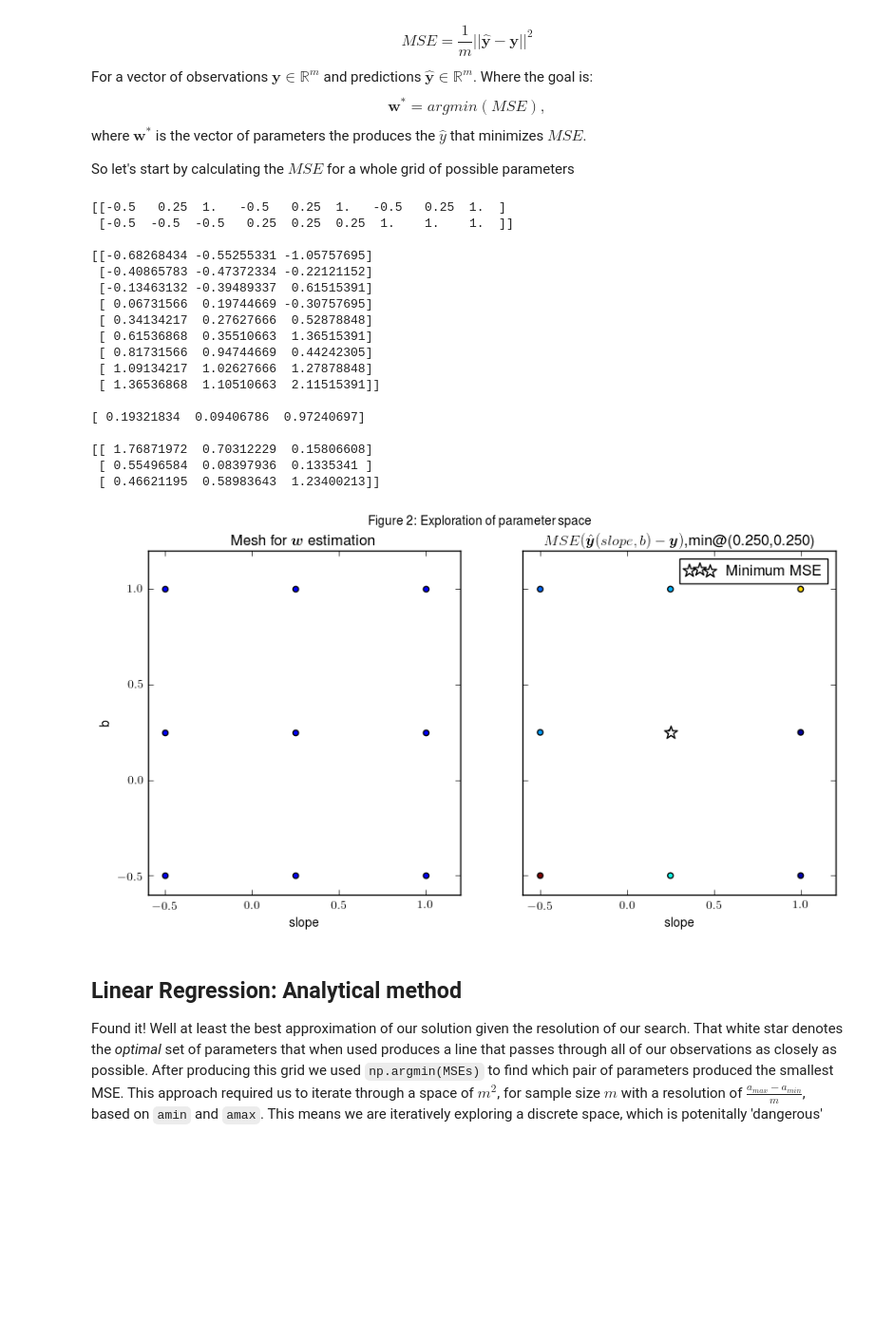
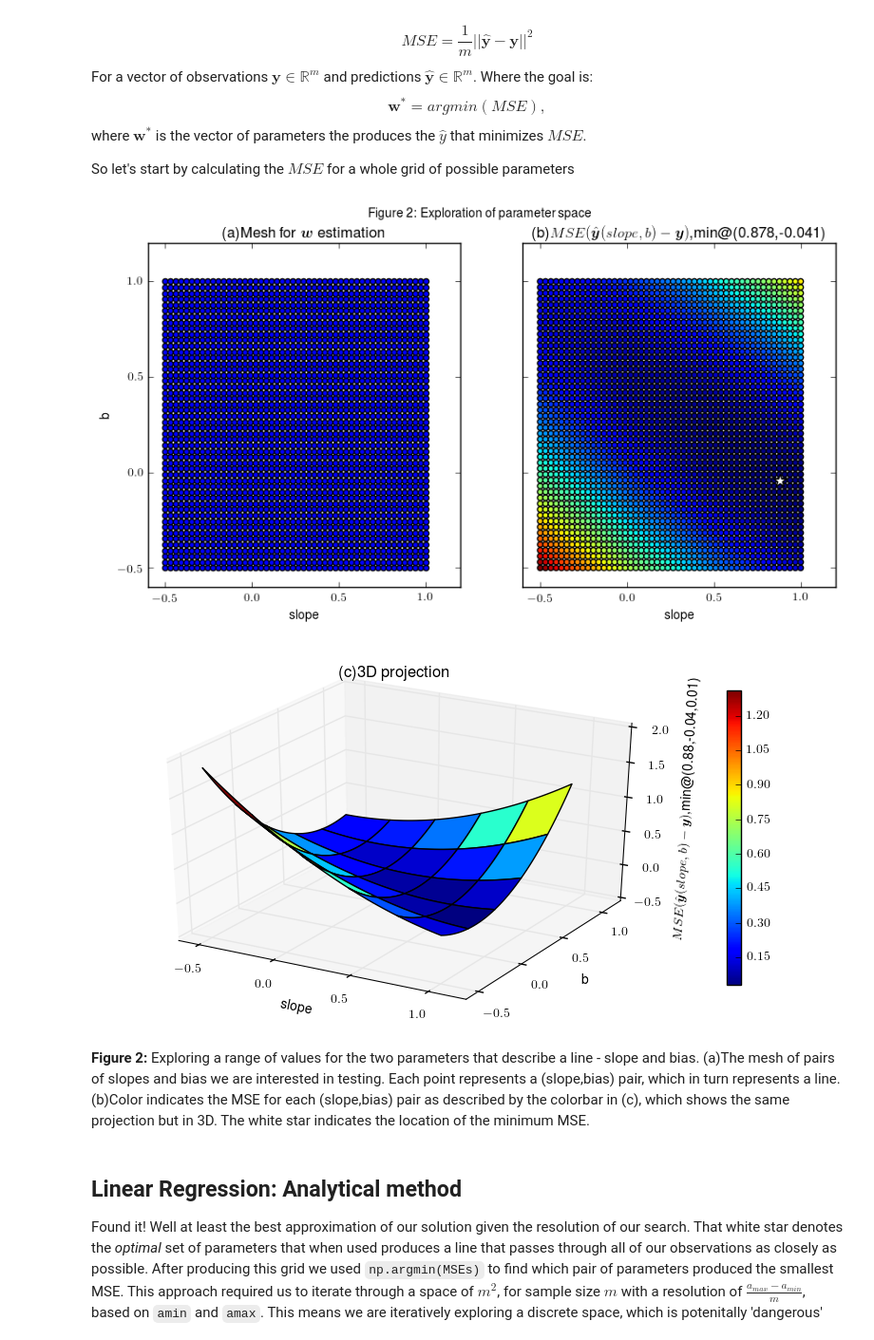
Before and after one commit to michaelsilverstein/Deep-Learning-Examples, a Jupyter notebook: Linear Regression.ipynb, the cells around one changed output. Shown: that part at 95% size. Drawn from its saved outputs; the diff is of its cells as text; code cells hidden in the pictures; blank space fills up the shorter version.

Commit message:
Figure descriptions

```diff
--- a/Linear Regression.ipynb
+++ b/Linear Regression.ipynb
@@ -17,13 +17,14 @@ On one day we exercise for 1 hour and eat one cheeseburger, another day we exerc
 import numpy as np
 import pandas as pd
 import matplotlib.pyplot as plt
+from mpl_toolkits.mplot3d import Axes3D
 import matplotlib
 import itertools
 
 ##Generate data
 size = 50 #Number of observations
 dim = 1 #Dimensionality: # of features
-jitter = 0.2 #Spread parameter of noise
+jitter = .2 #Spread parameter of noise
 seed = np.random.rand(size) #Linear relationship in dim dimensions
 noise = np.random.rand(size) * jitter
 x = seed+noise #Add noise to signal
@@ -31,6 +32,8 @@ y = seed #Now x has some deviation from the seed, when paired with the seed it w
 
 ##Plotting
 matplotlib.rcParams['figure.figsize'] = (10,5)
+matplotlib.rc('text', usetex=True)
+matplotlib.rcParams['text.latex.preamble']=[r"\usepackage{amsmath}"] #For Latex later on
 
 markers = itertools.cycle(['+','^','s','*','d']) #Cycle through andom markers for plotting noise
 fig,axs = plt.subplots(ncols=2,sharex=True)
@@ -39,7 +42,7 @@ fig,axs = plt.subplots(ncols=2,sharex=True)
 axs[0].scatter(seed,seed,label='Actual')
 for p,q in zip(seed,noise):
     axs[0].plot(p,q,ls='',marker=markers.next())
-axs[0].set_title('Signal and noise seperated')
+axs[0].set_title('(a)Signal and noise seperated')
 axs[0].set_xlabel('Exercise (hours)')
 axs[0].set_ylabel('Hunger (cheeseburgers)')
 axs[0].legend(['Actual','Noise'])
@@ -48,7 +51,7 @@ axs[0].legend(['Actual','Noise'])
 axs[1].scatter(x,y,label='Observed')
 axs[1].set_xlabel('Exercise (hours)')
 # axs[1].plot(seed,y,':',label='Actual',c='black')
-axs[1].set_title('Noisy signal (noise+signal)')
+axs[1].set_title('(b)Noisy signal (noise+signal)')
 axs[1].legend()
 
 fig.suptitle('Figure 1: Data generation')
@@ -117,59 +122,56 @@ def MSE(y_,y):
     return 1./size*np.power(np.linalg.norm(y_-y),2)
 
 #Generate data
-dim,size = 1,3
+dim,size = 1,50
 x,y = datagen(dim,size)
 
 #Generate mesh
 amin,amax = -.5,1
 seed = np.linspace(amin,amax,size)
 slope,b = np.meshgrid(seed,seed) #50x50 grid from 0 to 2
 
 combos = np.vstack([slope.ravel(),b.ravel()]) #All pairwise combinations of parameters in grid
 #Compute y_hat for each set of parameters
 y_tests = np.dot(x,combos).T #y_tests = [y_hats{1},...,y_hats{size}], for pairs of parameters 1,...,size
 MSEs = np.array([MSE(y_,y) for y_ in y_tests]).reshape(size,size) #Calculate MSE for each set of y_hats
 minval_ix = np.unravel_index(np.argmin(MSEs),(size,size)) #Find index at which MSE is the smallest
 ##Plot
 fig,axs = plt.subplots(ncols=2,sharex=True,sharey=True)
-
+fig2 = plt.figure()
+ax2 = fig2.add_subplot(111,projection='3d')
 #Let's take a look at the meshgrid we created
 axs[0].scatter(slope,b)
 axs[0].set_xlabel('slope')
 axs[0].set_ylabel('b')
-axs[0].set_title(r'Mesh for $\boldsymbol{w}$ estimation')
+axs[0].set_title(r'(a)Mesh for $\boldsymbol{w}$ estimation')
 
 #Now let's project the MSE values for each pair of parameters onto the corresponding location
 best_b = seed[minval_ix[0]] #Best b is at the location of our mesh where the smallest MSE exists on the b axis
 best_slope = seed[minval_ix[1]] #Best slope is at the location of our mesh where the smallest MSE exists on the slope axis
 axs[1].scatter(slope,b,c=MSEs)
 axs[1].scatter(best_slope,best_b,marker='*',c='white',s=120,label='Minimum MSE')
 axs[1].set_xlabel('slope')
-axs[1].set_title(r'$MSE(\hat{\boldsymbol{y}}(slope,b)-\boldsymbol{y})$,min@(%.3f,%.3f)'%(best_slope,best_b))
+axs[1].set_title(r'(b)$MSE(\hat{\boldsymbol{y}}(slope,b)-\boldsymbol{y})$,min@(%.3f,%.3f)'%(best_slope,best_b))
+
+
+#Let's take another look at the MSEs per parameter pair, but now let's take a look in 3d.
+surf = ax2.plot_surface(slope,b,MSEs,cmap='jet')
+ax2.set_xlabel('slope')
+ax2.set_ylabel('b')
+best_MSE = np.min(MSEs)
+ax2.set_zlabel(r'$MSE(\hat{\boldsymbol{y}}(slope,b)-\boldsymbol{y})$,min@(%.2f,%.2f,%.2f)'%(best_slope,best_b,best_MSE))
+ax2.scatter(best_slope,best_b,zs=best_MSE,marker='*',c='white',s=200)
+ax2.set_title('(c)3D projection')
+fig2.colorbar(surf,shrink=0.8)
+
 plt.legend()
-
 fig.suptitle('Figure 2: Exploration of parameter space')
 plt.show()
 # %% [output]
-[[-0.5   0.25  1.   -0.5   0.25  1.   -0.5   0.25  1.  ]
- [-0.5  -0.5  -0.5   0.25  0.25  0.25  1.    1.    1.  ]]
-
-[[-0.68268434 -0.55255331 -1.05757695]
- [-0.40865783 -0.47372334 -0.22121152]
- [-0.13463132 -0.39489337  0.61515391]
- [ 0.06731566  0.19744669 -0.30757695]
- [ 0.34134217  0.27627666  0.52878848]
- [ 0.61536868  0.35510663  1.36515391]
- [ 0.81731566  0.94744669  0.44242305]
- [ 1.09134217  1.02627666  1.27878848]
- [ 1.36536868  1.10510663  2.11515391]]
-
-[ 0.19321834  0.09406786  0.97240697]
-
-[[ 1.76871972  0.70312229  0.15806608]
- [ 0.55496584  0.08397936  0.1335341 ]
- [ 0.46621195  0.58983643  1.23400213]]
-[figure, old version]
+[figure, new version]
+[figure, added]
+# %% [markdown]
+**Figure 2:** Exploring a range of values for the two parameters that describe a line - slope and bias. (a)The mesh of pairs of slopes and bias we are interested in testing. Each point represents a (slope,bias) pair, which in turn represents a line. (b)Color indicates the MSE for each (slope,bias) pair as described by the colorbar in (c), which shows the same projection but in 3D. The white star indicates the location of the minimum MSE.
 # %% [markdown]
 ## Linear Regression: Analytical method
 Found it! Well at least the best approximation of our solution given the resolution of our search. That white star denotes the *optimal* set of parameters that when used produces a line that passes through all of our observations as closely as possible. After producing this grid we used `np.argmin(MSEs)` to find which pair of parameters produced the smallest MSE. This approach required us to iterate through a space of $m^2$, for sample size $m$ with a resolution of $\frac{a_{max}-a_{min}}{m}$, based on `amin` and `amax`. This means we are iteratively exploring a discrete space, which is potenitally 'dangerous' for two reasons:
```
Also changed, not shown: parts of 8 cells of this notebook.
